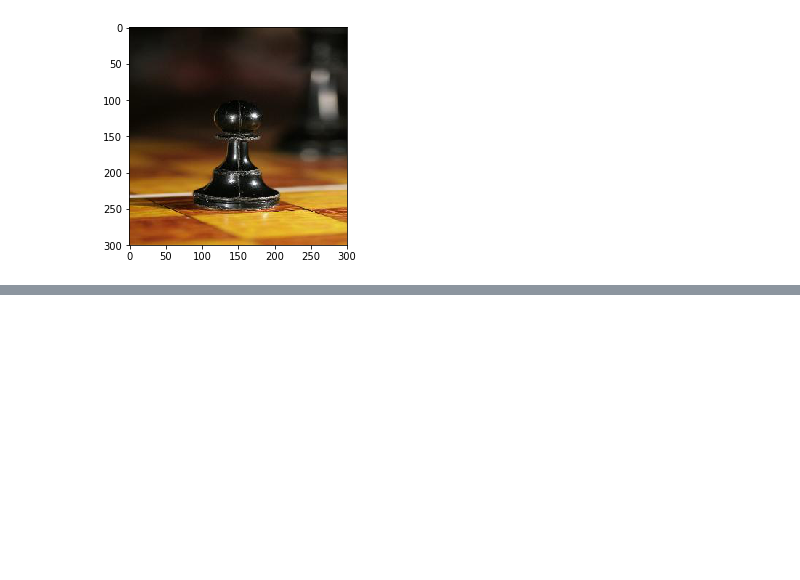
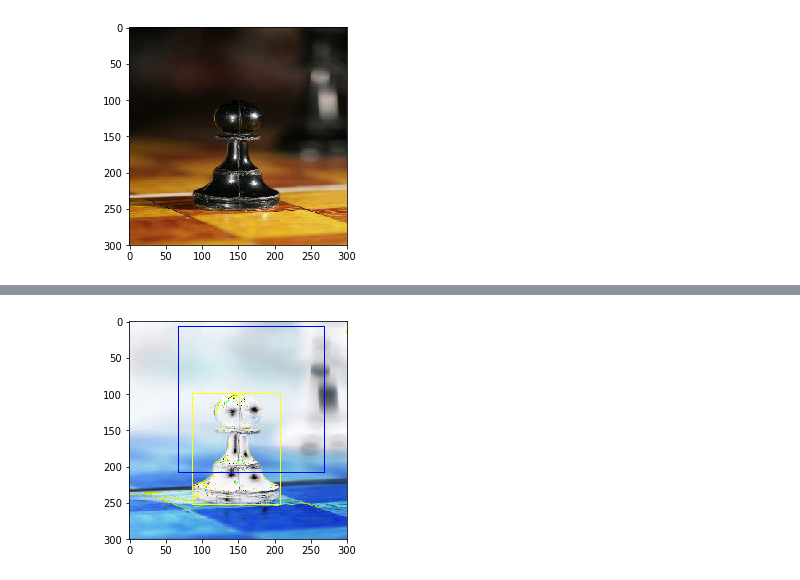
Before and after one commit to Simikamali/image_augment, a Jupyter notebook: DataAug.ipynb, the cells around one changed output, grey strips where cells are left out. Saved outputs shown, nothing was run; the diff lists cells and outputs as text; code cells hidden in the pictures; blank space fills up the shorter version.

```diff
--- a/DataAug.ipynb
+++ b/DataAug.ipynb
@@ -30,0 +42,10 @@ test2 = sess.run(test)
+# %%
+img = tf.reshape(img,[300,300,3])
+begin, size, bbox_for_draw = sess.run(tf.image.sample_distorted_bounding_box(
+    image_size = tf.shape(img),
+    bounding_boxes=box,
+    min_object_covered=0.25,
+    aspect_ratio_range=[0.75, 1.33],
+    area_range=[0.25, 1],
+    max_attempts=100,
+    use_image_if_no_bounding_boxes=False))
@@ -30,0 +60,6 @@ test2 = sess.run(test)
+# %%
+image = sess.run(image_with_box)[-1,:,:,:]
+plt.imshow(image)
+plt.show()
+# %% [output]
+[figure, added]
```
Also changed, not shown: parts of 12 cells of this notebook.
